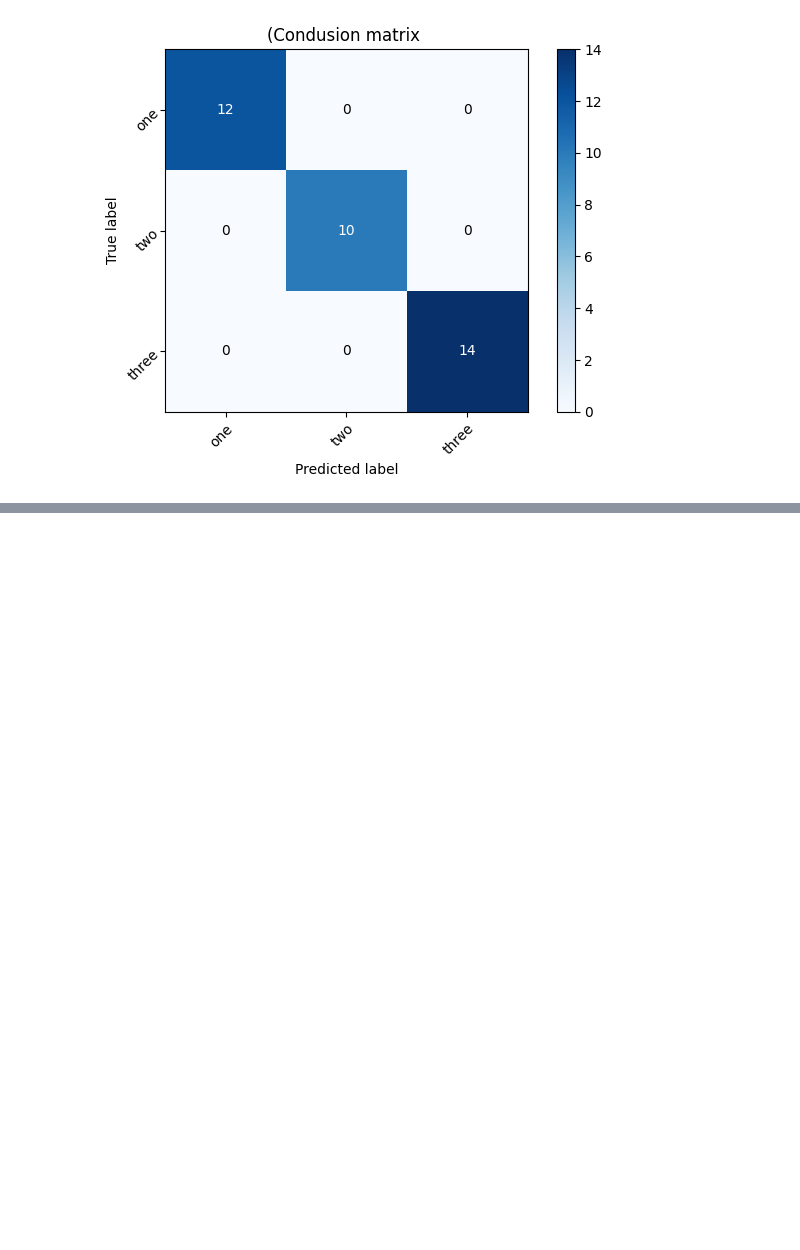
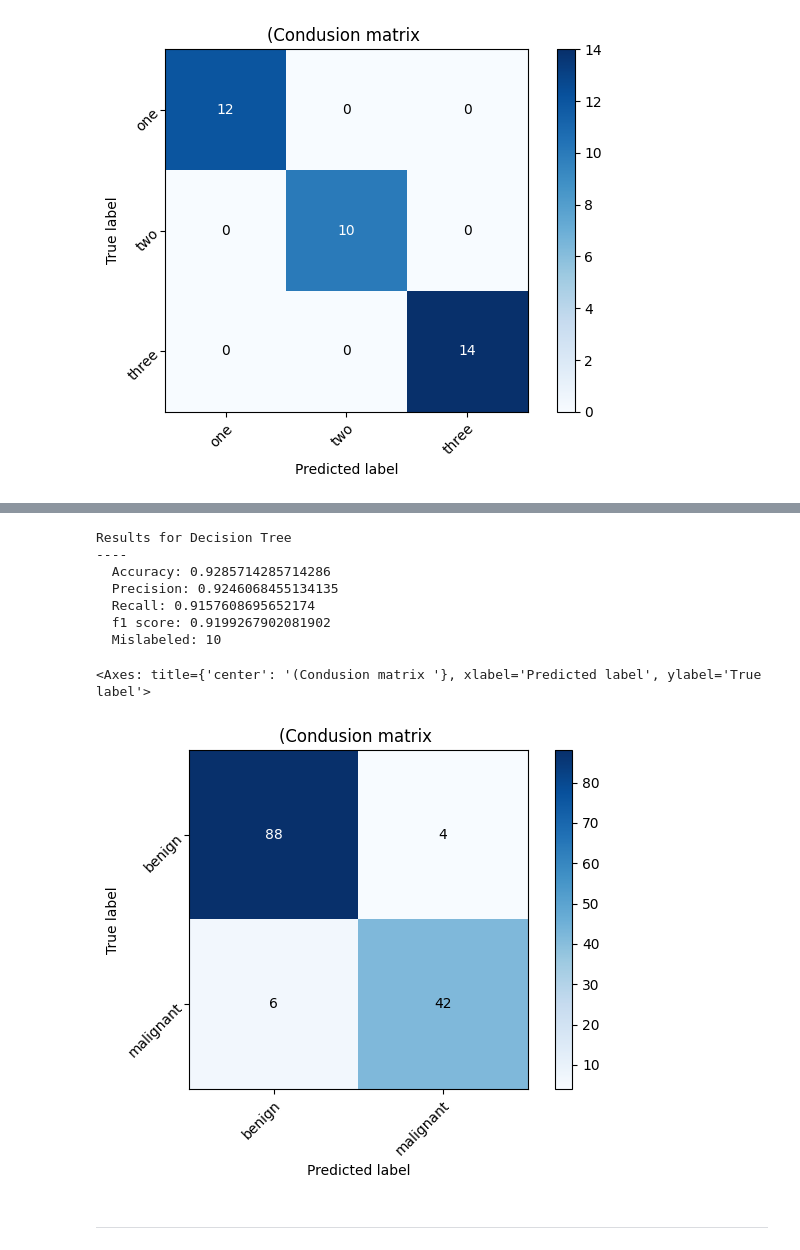
Before and after one commit to RastaAmanek/github, a Jupyter notebook: 9_1_zespoly_klasyfikatorow.ipynb, the cells around one changed output, grey strips where cells are left out. Cells and saved outputs as stored; diff of their text form; code cells hidden in the pictures; blank space fills up the shorter version.

```diff
--- a/9_1_zespoly_klasyfikatorow.ipynb
+++ b/9_1_zespoly_klasyfikatorow.ipynb
@@ -179,0 +269,6 @@ Results for Bagging Ensamble
+# %%
+X['Bare Nuclei'] = X["Bare Nuclei"].replace('?', value=1)
+# %%
+X = preprocessor_data(X, standarizer)
+# %%
+X_train, X_test, y_train, y_test = train_test_split(X, y, test_size=0.2, stratify=y, random_state=42)
@@ -179,0 +277,20 @@ Results for Bagging Ensamble
+# %%
+tree = DecisionTreeClassifier()
+tree.fit(X_train, y_train)
+y_tree = tree.predict(X_test)
+# %%
+print_results(calculate_metrics(y_test.values, y_tree), 'Decision Tree')
+cm = confusion_matrix(y_test, y_tree)
+plot_confusion_matrix(cm, classes)
+# %% [output]
+Results for Decision Tree
+----
+  Accuracy: 0.9285714285714286
+  Precision: 0.9246068455134135
+  Recall: 0.9157608695652174
+  f1 score: 0.9199267902081902
+  Mislabeled: 10
+<Axes: title={'center': '(Condusion matrix '}, xlabel='Predicted label', ylabel='True label'>
+[figure, added]
+# %% [markdown]
+-----------------
```
Also changed, not shown: parts of 30 cells of this notebook.
